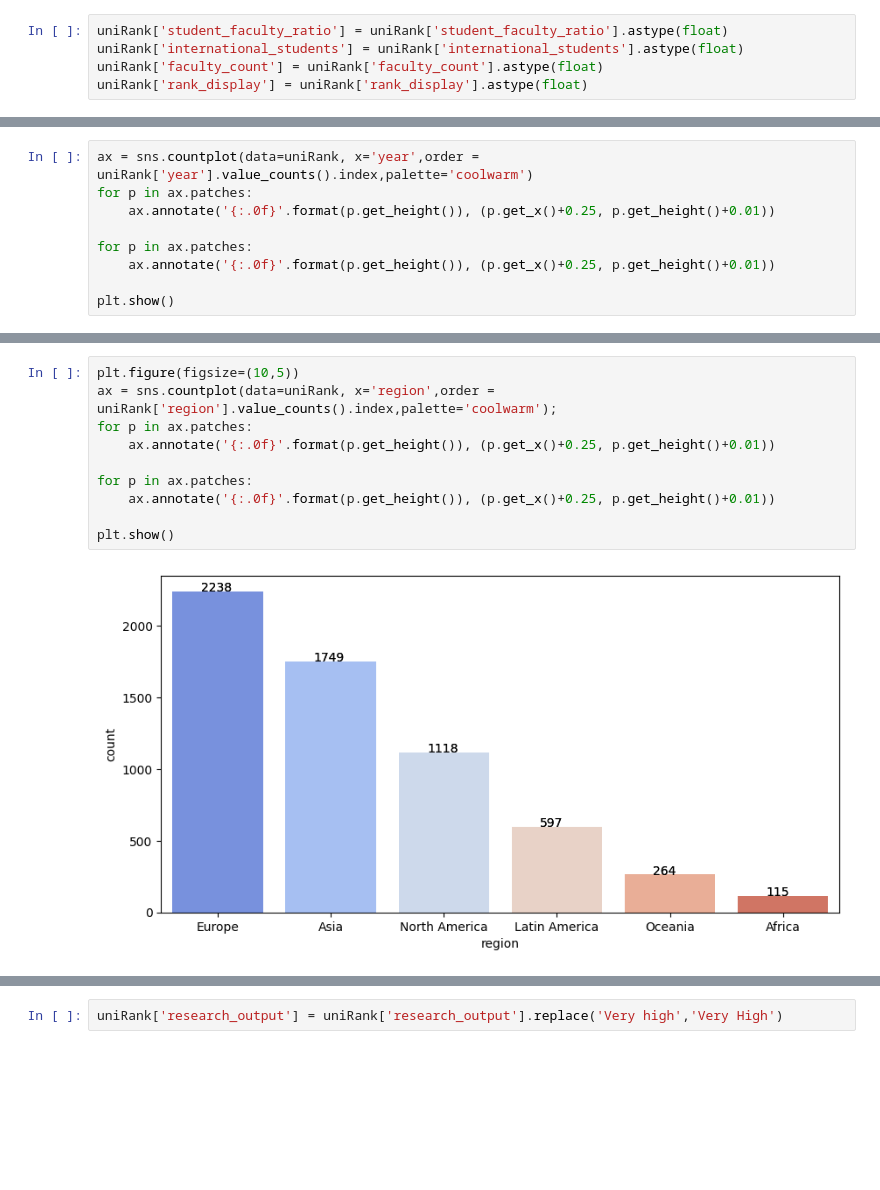
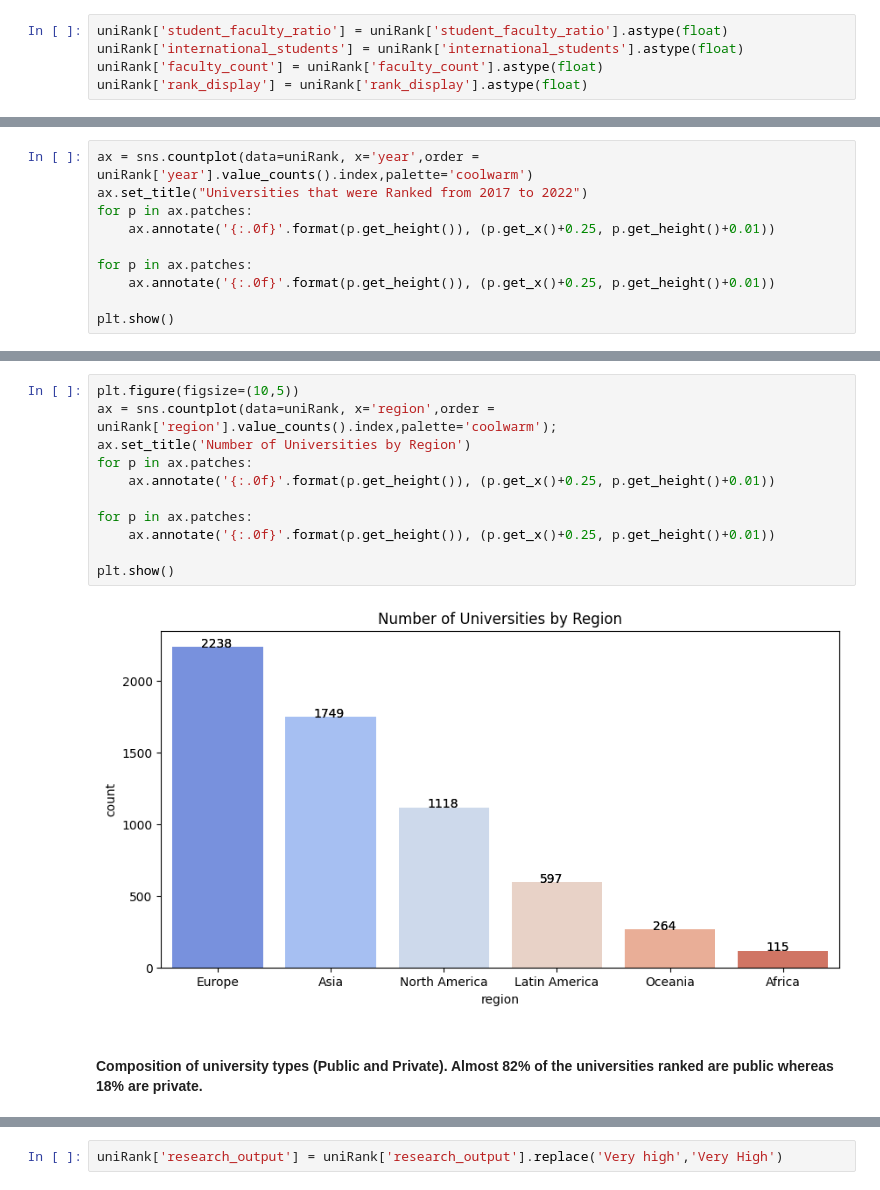
Before and after one commit to aakanshagoyal/QS-World-University-Rankings, a Jupyter notebook: QS Uni Rankings.ipynb, the cells around one changed output, grey strips where cells are left out. Cells and saved outputs as stored; diff of their text form; blank space fills up the shorter version.

```diff
--- a/QS Uni Rankings.ipynb
+++ b/QS Uni Rankings.ipynb
@@ -154,5 +132,6 @@ uniRank['rank_display'] = uniRank['rank_display'].astype(float)
 # %%
 ax = sns.countplot(data=uniRank, x='year',order = uniRank['year'].value_counts().index,palette='coolwarm')
+ax.set_title("Universities that were Ranked from 2017 to 2022")
 for p in ax.patches:
     ax.annotate('{:.0f}'.format(p.get_height()), (p.get_x()+0.25, p.get_height()+0.01))
 
@@ -165,14 +146,17 @@ plt.show()
 # %%
 plt.figure(figsize=(10,5))
 ax = sns.countplot(data=uniRank, x='region',order = uniRank['region'].value_counts().index,palette='coolwarm');
+ax.set_title('Number of Universities by Region')
 for p in ax.patches:
     ax.annotate('{:.0f}'.format(p.get_height()), (p.get_x()+0.25, p.get_height()+0.01))
 
 for p in ax.patches:
     ax.annotate('{:.0f}'.format(p.get_height()), (p.get_x()+0.25, p.get_height()+0.01))
 
 plt.show()
 # %% [output]
-[figure, old version]
+[figure, new version]
+# %% [markdown]
+#### Composition of university types (Public and Private). Almost 82% of the universities ranked are public whereas 18% are private.
 # %%
 pie_bar_colors = ['#ff9999','#66b3ff']
```
Also changed, not shown: parts of 31 cells of this notebook, 1 other file.
